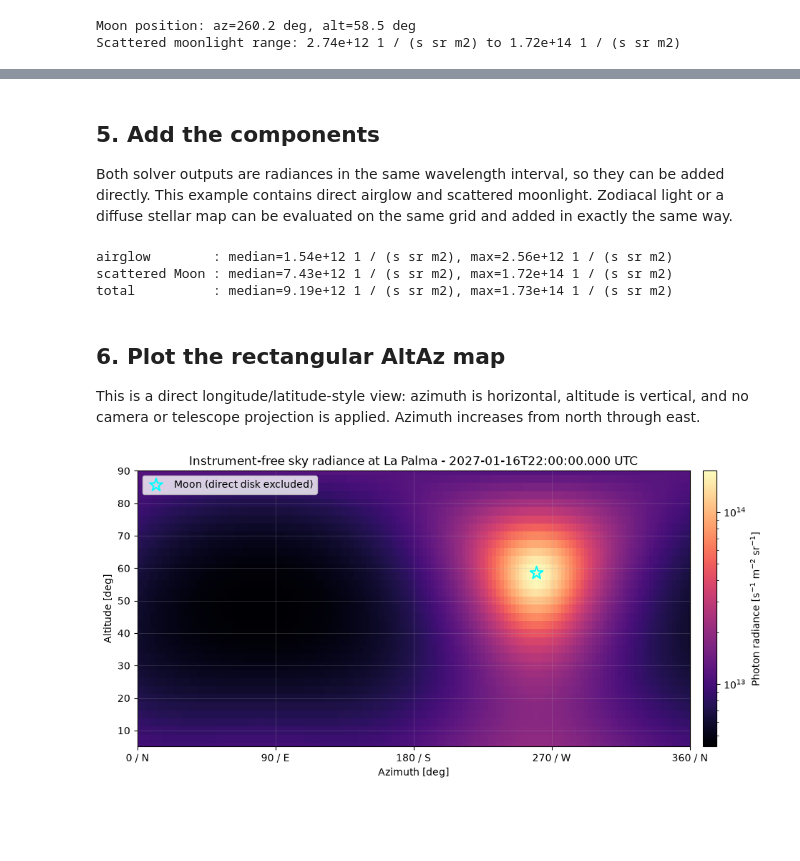
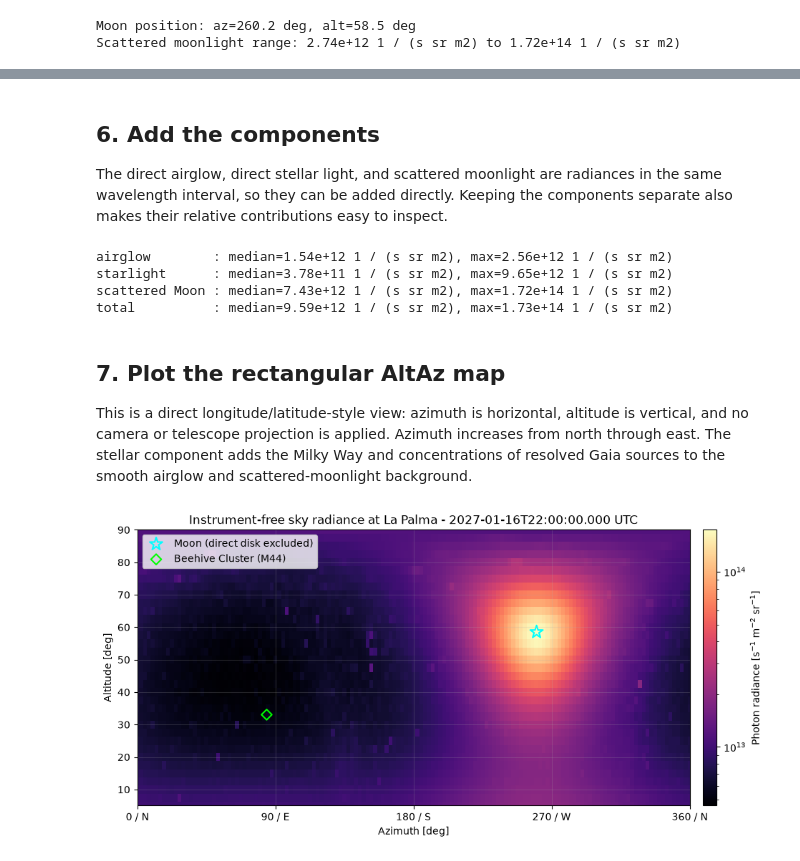
Before and after one commit to STSpencer/nsb2, a Jupyter notebook: docs/examples/AltAz_Sky_Brightness_Map.ipynb, the cells around one changed output, grey strips where cells are left out. Saved outputs shown, nothing was run; the diff lists cells and outputs as text; code cells hidden in the pictures; blank space fills up the shorter version.

Commit message:
Add stellar and open-cluster AltAz maps

```diff
--- a/docs/examples/AltAz_Sky_Brightness_Map.ipynb
+++ b/docs/examples/AltAz_Sky_Brightness_Map.ipynb
@@ -168,29 +236,32 @@ Scattered moonlight range: 2.74e+12 1 / (s sr m2) to 1.72e+14 1 / (s sr m2)
 # %% [markdown]
-## 5. Add the components
+## 6. Add the components
 
-Both solver outputs are radiances in the same wavelength interval, so they can
-be added directly. This example contains direct airglow and scattered
-moonlight. Zodiacal light or a diffuse stellar map can be evaluated on the
-same grid and added in exactly the same way.
+The direct airglow, direct stellar light, and scattered moonlight are radiances
+in the same wavelength interval, so they can be added directly. Keeping the
+components separate also makes their relative contributions easy to inspect.
 # %%
-total_radiance = airglow_radiance + moon_radiance
+total_radiance = airglow_radiance + stellar_radiance + moon_radiance
 
 for name, values in {
     "airglow": airglow_radiance,
+    "starlight": stellar_radiance,
     "scattered Moon": moon_radiance,
     "total": total_radiance,
 }.items():
     print(f"{name:15s}: median={np.median(values):.3g}, max={values.max():.3g}")
 # %% [output]
 airglow        : median=1.54e+12 1 / (s sr m2), max=2.56e+12 1 / (s sr m2)
+starlight      : median=3.78e+11 1 / (s sr m2), max=9.65e+12 1 / (s sr m2)
 scattered Moon : median=7.43e+12 1 / (s sr m2), max=1.72e+14 1 / (s sr m2)
-total          : median=9.19e+12 1 / (s sr m2), max=1.73e+14 1 / (s sr m2)
+total          : median=9.59e+12 1 / (s sr m2), max=1.73e+14 1 / (s sr m2)
 # %% [markdown]
-## 6. Plot the rectangular AltAz map
+## 7. Plot the rectangular AltAz map
 
 This is a direct longitude/latitude-style view: azimuth is horizontal,
 altitude is vertical, and no camera or telescope projection is applied.
-Azimuth increases from north through east.
+Azimuth increases from north through east. The stellar component adds the
+Milky Way and concentrations of resolved Gaia sources to the smooth airglow
+and scattered-moonlight background.
 # %%
 fig, ax = plt.subplots(figsize=(12, 5))
 
@@ -204,31 +275,41 @@ mesh = ax.pcolormesh(
 )
 ax.scatter(
     moon_coord.az.deg,
     moon_coord.alt.deg,
     marker="*",
     s=180,
     facecolor="none",
     edgecolor="cyan",
     linewidth=1.5,
     label="Moon (direct disk excluded)",
 )
+ax.scatter(
+    m44_coord.az.deg,
+    m44_coord.alt.deg,
+    marker="D",
+    s=55,
+    facecolor="none",
+    edgecolor="lime",
+    linewidth=1.5,
+    label="Beehive Cluster (M44)",
+)
 
 ax.set(
     xlim=(0, 360),
     ylim=(5, 90),
     xlabel="Azimuth [deg]",
     ylabel="Altitude [deg]",
     title=f"Instrument-free sky radiance at La Palma - {obstime.isot} UTC",
 )
 ax.set_xticks(
     [0, 90, 180, 270, 360],
     ["0 / N", "90 / E", "180 / S", "270 / W", "360 / N"],
 )
 ax.grid(alpha=0.2)
 ax.legend(loc="upper left")
 
 colorbar = fig.colorbar(mesh, ax=ax, pad=0.02)
 colorbar.set_label(r"Photon radiance [s$^{-1}$ m$^{-2}$ sr$^{-1}$]")
 plt.show()
 # %% [output]
-[figure, old version]
+[figure, new version]
```
Also changed, not shown: parts of 9 cells of this notebook.
